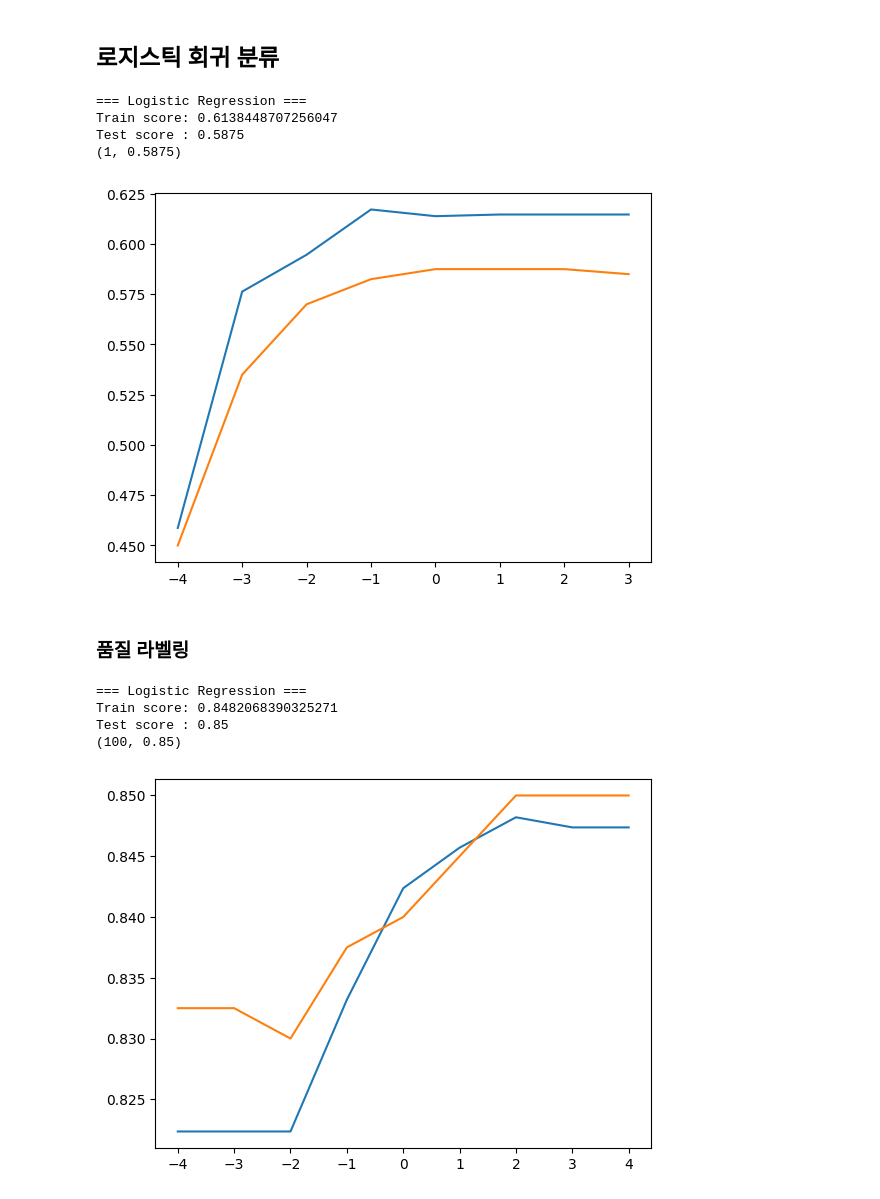
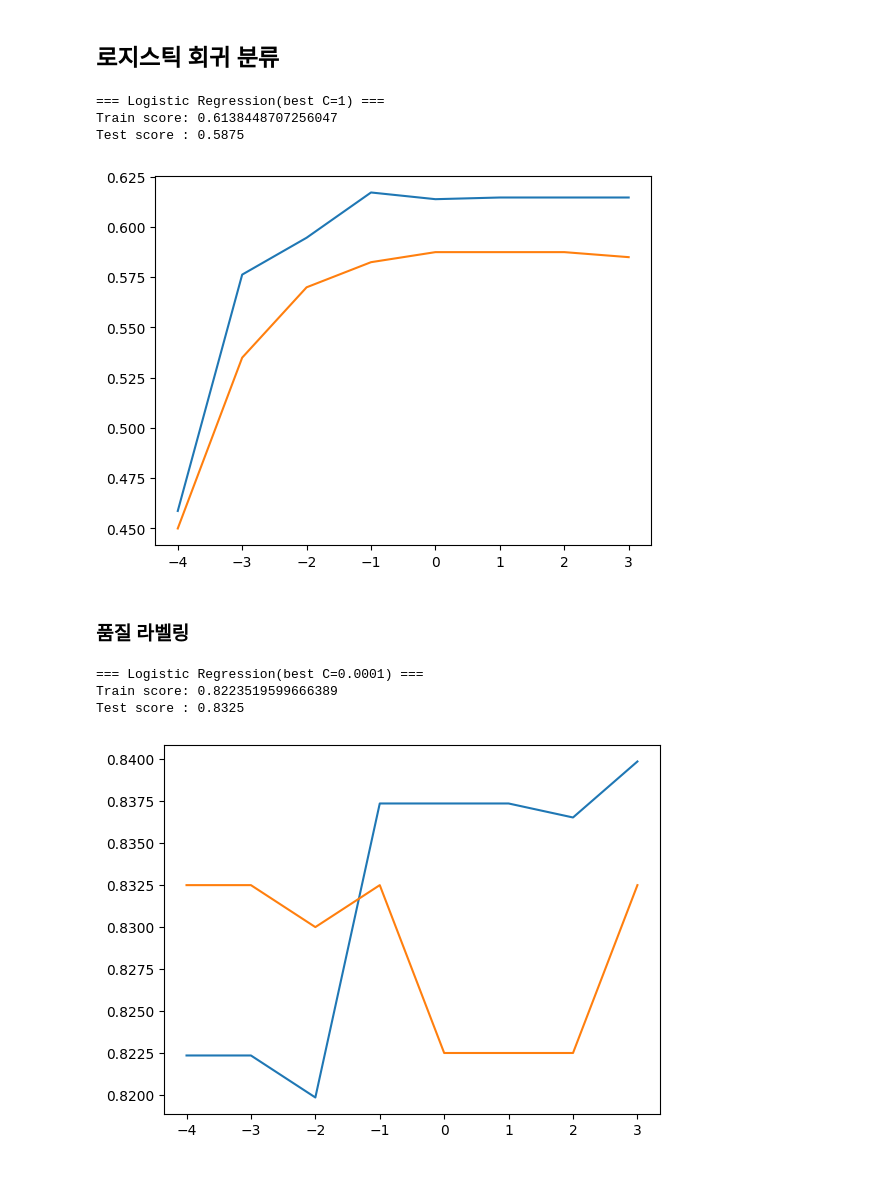
Before and after one commit to krystallinekim/TIL, a Jupyter notebook: Machine_Learning/강의자료/winequality-red.ipynb, the cells around one changed output. Cells and saved outputs as stored; diff of their text form; code cells hidden in the pictures.

```diff
--- a/Machine_Learning/강의자료/winequality-red.ipynb
+++ b/Machine_Learning/강의자료/winequality-red.ipynb
@@ -219,34 +200,29 @@ Test score : 0.585
 # %%
 from sklearn.linear_model import LogisticRegression
 
-lr = LogisticRegression(C=1, max_iter=10000)
-lr.fit(X_train, y_train)
-print('=== Logistic Regression ===')
-print('Train score:',lr.score(X_train, y_train))
-print('Test score :',lr.score(X_test, y_test))
-
 C_list = [0.0001, 0.001, 0.01, 0.1, 1, 10, 100, 1000]
-train_score = []
-test_score = []
-lr_score = []
+lr_scores = []
 
 for C in C_list:
     lr = LogisticRegression(C=C)
     lr.fit(X_train, y_train)
-    train_score.append(lr.score(X_train, y_train))
-    test_score.append(lr.score(X_test, y_test))
-    lr_score.append((C, lr.score(X_test, y_test)))
+    lr_train = lr.score(X_train, y_train)
+    lr_test = lr.score(X_test, y_test)
+    lr_scores.append((C, lr_test, lr_train))
 
-print(max(lr_score, key=lambda x:x[1]))
+max_C, max_lr_test, max_lr_train = max(lr_scores, key=lambda x:x[1])
 
-plt.plot(np.log10(C_list), train_score)
-plt.plot(np.log10(C_list), test_score)
+print(f'=== Logistic Regression(best C={max_C}) ===')
+print('Train score:', max_lr_train)
+print('Test score :', max_lr_test)
+
+plt.plot(np.log10(C_list), [score[2] for score in lr_scores])
+plt.plot(np.log10(C_list), [score[1] for score in lr_scores])
 plt.show()
 # %% [output]
-=== Logistic Regression ===
+=== Logistic Regression(best C=1) ===
 Train score: 0.6138448707256047
 Test score : 0.5875
-(1, 0.5875)
 [figure]
 # %% [markdown]
 ### 품질 라벨링
@@ -263,32 +239,27 @@ X_train_l, X_test_l, y_train_l, y_test_l = train_test_split(X, y, random_state=4
 # %%
 from sklearn.linear_model import LogisticRegression
 
-lr_l = LogisticRegression(C=100, max_iter=10000)
-lr_l.fit(X_train_l, y_train_l)
-print('=== Logistic Regression ===')
-print('Train score:', lr_l.score(X_train_l, y_train_l))
-print('Test score :', lr_l.score(X_test_l, y_test_l))
-
-C_list = [0.0001, 0.001, 0.01, 0.1, 1, 10, 100, 1000, 10000]
-train_score = []
-test_score = []
-lr_l_score = []
+C_list = [0.0001, 0.001, 0.01, 0.1, 1, 10, 100, 1000]
+lr_l_scores = []
 
 for C in C_list:
-    lr_l = LogisticRegression(C=C, max_iter=10000)
+    lr_l = LogisticRegression(C=C)
     lr_l.fit(X_train_l, y_train_l)
-    train_score.append(lr_l.score(X_train_l, y_train_l))
-    test_score.append(lr_l.score(X_test_l, y_test_l))
-    lr_l_score.append((C, lr_l.score(X_test_l, y_test_l)))
+    lr_l_train = lr_l.score(X_train_l, y_train_l)
+    lr_l_test = lr_l.score(X_test_l, y_test_l)
+    lr_l_scores.append((C, lr_l_test, lr_l_train))
 
-print(max(lr_l_score, key=lambda x:x[1]))
+max_C, max_lr_l_test, max_lr_l_train = max(lr_l_scores, key=lambda x:x[1])
 
-plt.plot(np.log10(C_list), train_score)
-plt.plot(np.log10(C_list), test_score)
+print(f'=== Logistic Regression(best C={max_C}) ===')
+print('Train score:', max_lr_l_train)
+print('Test score :', max_lr_l_test)
+
+plt.plot(np.log10(C_list), [score[2] for score in lr_l_scores])
+plt.plot(np.log10(C_list), [score[1] for score in lr_l_scores])
 plt.show()
 # %% [output]
-=== Logistic Regression ===
-Train score: 0.8482068390325271
-Test score : 0.85
-(100, 0.85)
+=== Logistic Regression(best C=0.0001) ===
+Train score: 0.8223519599666389
+Test score : 0.8325
-[figure, old version]
+[figure, new version]
```
Also changed, not shown: parts of 4 cells of this notebook.
